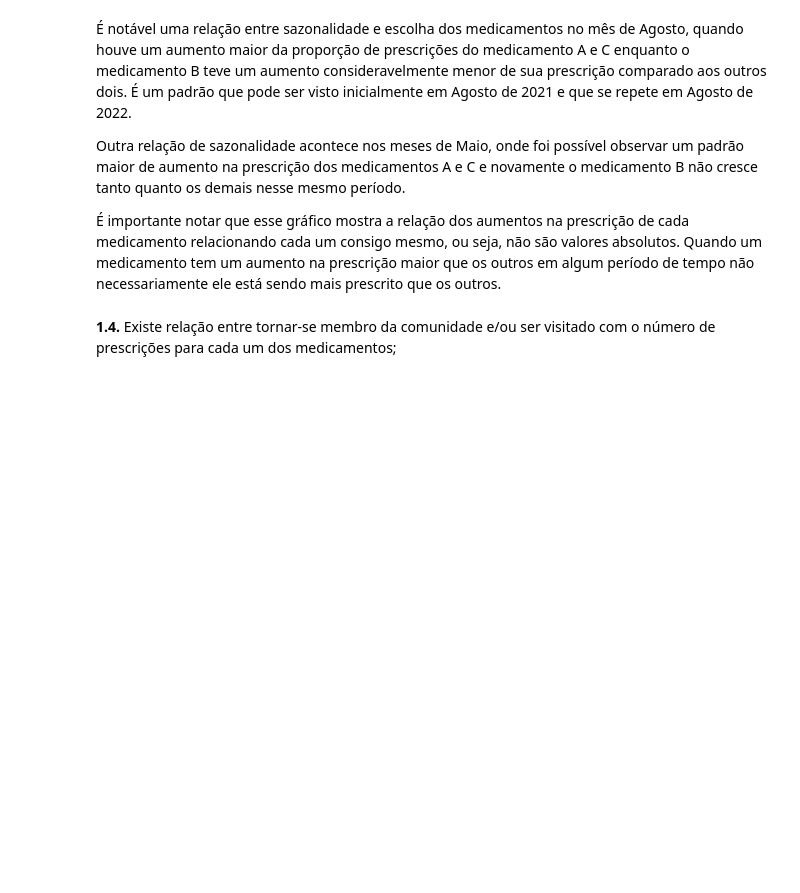
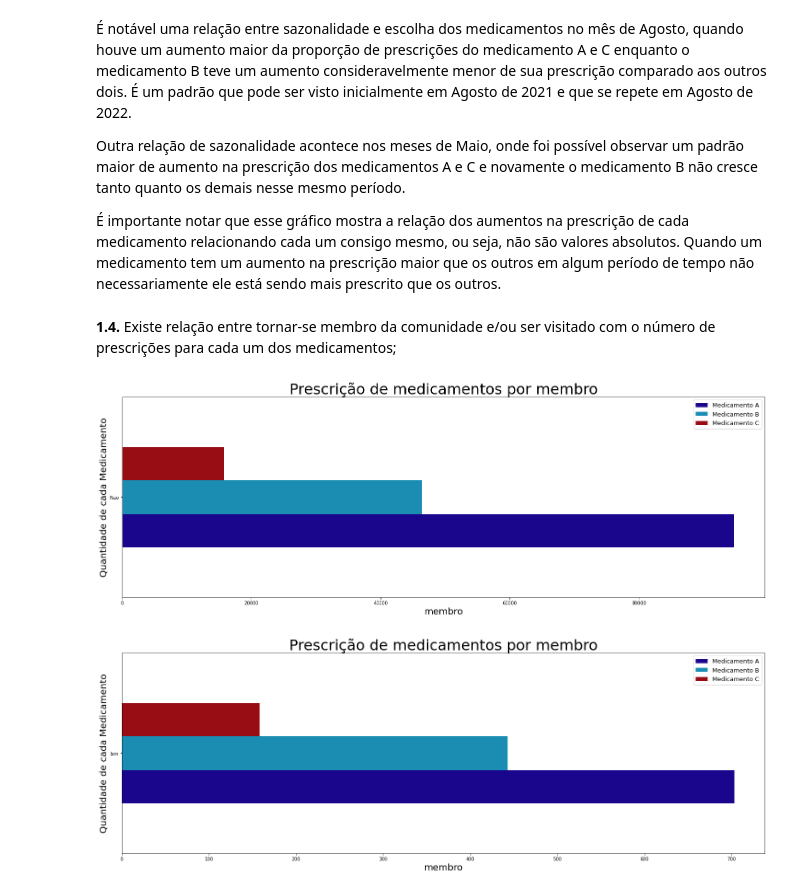
Before and after one commit to Juniorffonseca/processo_seletivo, a Jupyter notebook: teste_processo_seletivo.ipynb, the cells around one changed output. Cells and saved outputs as stored; diff of their text form; code cells hidden in the pictures; blank space fills up the shorter version.

```diff
--- a/teste_processo_seletivo.ipynb
+++ b/teste_processo_seletivo.ipynb
@@ -200,0 +199,40 @@ prescricoes_7 = pd.read_csv('prescricoes.csv', sep = ';', encoding = 'latin-1')
+# %%
+membros = pd.read_csv('membros.csv', sep = ';', encoding = 'latin-1')
+prescricoes_6 = pd.read_csv('prescricoes.csv', sep = ';', encoding = 'latin-1')
+
+# Criando uma coluna 'membro' que diz se o médico é membro caso o 'ID_MEDICO' do df prescricoes esteja contido em membros.
+prescricoes_6['membro'] = np.where(prescricoes_6['ID_MEDICO'].isin(membros['ID_MEDICO']), 'Sim', 'Não')
+
+prescricoes_6_membro = prescricoes_6[prescricoes_6['membro'] == 'Sim']
+prescricoes_6 = prescricoes_6[prescricoes_6['membro'] == 'Não']
+
+prescricoes_6 = prescricoes_6[['Medicamento_prescrito', 'membro']].value_counts().to_frame() # Fazendo a contagem de Medicamentos prescritos por membros e passando para dataframe.
+prescricoes_6 = prescricoes_6.reset_index() # Resetando os indexs
+
+prescricoes_6['membro'] = list(map(str, prescricoes_6['membro'])) # Usando map nas membros como strings e retornando como lista para a coluna 'Especialidade' do df 'prescricoes_4'.
+
+prescricoes_6 = prescricoes_6.pivot(index='membro', columns='Medicamento_prescrito') # Transformando a coluna de membros em Indexs e deixando apenas os Medicamentos como colunas.
+
+ax = prescricoes_6.plot(kind = 'barh', stacked = 0, figsize = (25, 8), alpha = 1, color = lista) # Criando plot de barras estacadas com tamanho 13x8, com total opacidade e com cores da lista de cores feita anteriormente.
+plt.title('Prescrição de medicamentos por membro', size = 32) # Definindo o título e o tamanho do mesmo.
+plt.xlabel('membro', size = 20) # Tamanho e label do eixo x.
+plt.ylabel('Quantidade de cada Medicamento', size = 20) # Tamanho e label do eixo y.
+plt.legend(['Medicamento A', 'Medicamento B', 'Medicamento C'], loc = 'best', prop={'size': 13})
+plt.show() # Plotagem
+
+prescricoes_6_membro = prescricoes_6_membro[['Medicamento_prescrito', 'membro']].value_counts().to_frame() # Fazendo a contagem de Medicamentos prescritos por membros e passando para dataframe.
+prescricoes_6_membro = prescricoes_6_membro.reset_index() # Resetando os indexs
+
+prescricoes_6_membro['membro'] = list(map(str, prescricoes_6_membro['membro'])) # Usando map nas membros como strings e retornando como lista para a coluna 'Especialidade' do df 'prescricoes_4'.
+
+prescricoes_6_membro = prescricoes_6_membro.pivot(index='membro', columns='Medicamento_prescrito') # Transformando a coluna de membros em Indexs e deixando apenas os Medicamentos como colunas.
+
+prescricoes_6_membro.plot(kind = 'barh', stacked = 0, figsize = (25, 8), alpha = 1, color = lista) # Criando plot de barras estacadas com tamanho 13x8, com total opacidade e com cores da lista de cores feita anteriormente.
+plt.title('Prescrição de medicamentos por membro', size = 32) # Definindo o título e o tamanho do mesmo.
+plt.xlabel('membro', size = 20) # Tamanho e label do eixo x.
+plt.ylabel('Quantidade de cada Medicamento', size = 20) # Tamanho e label do eixo y.
+plt.legend(['Medicamento A', 'Medicamento B', 'Medicamento C'], loc = 'best', prop={'size': 13})
+plt.show() # Plotagem
+# %% [output]
+[figure, added]
+[figure, added]
```
Also changed, not shown: parts of 13 cells of this notebook.
